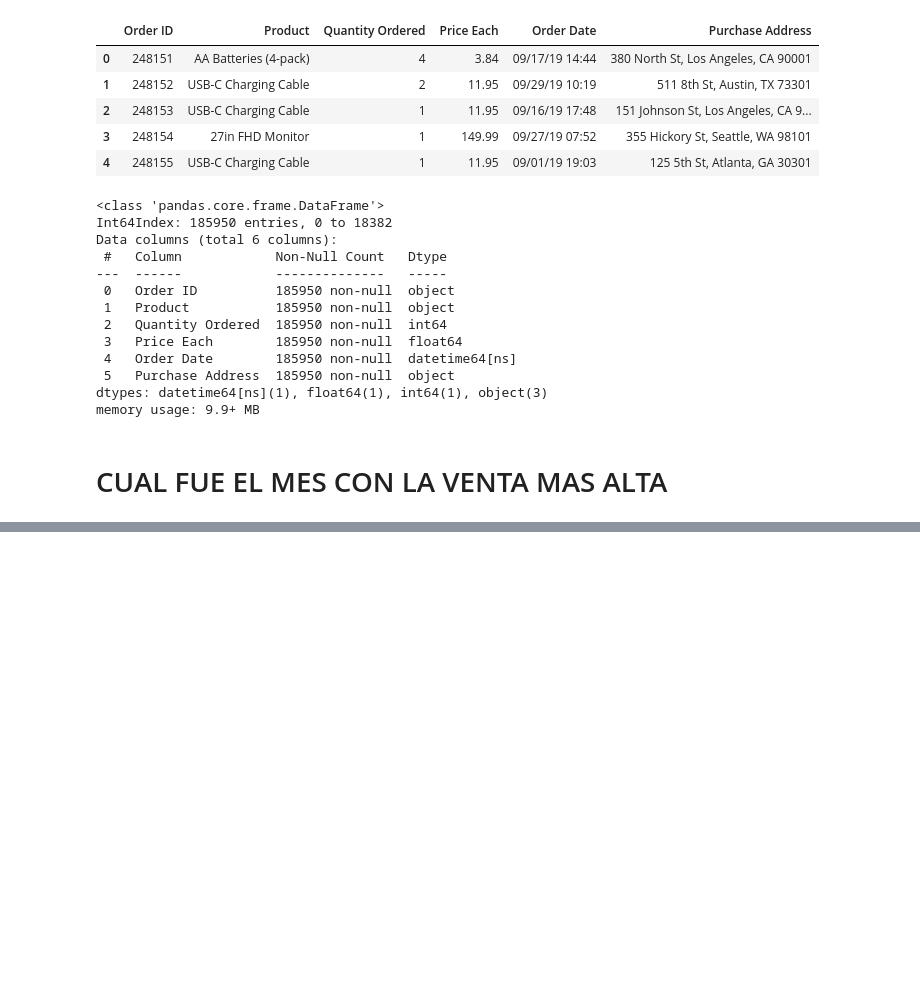
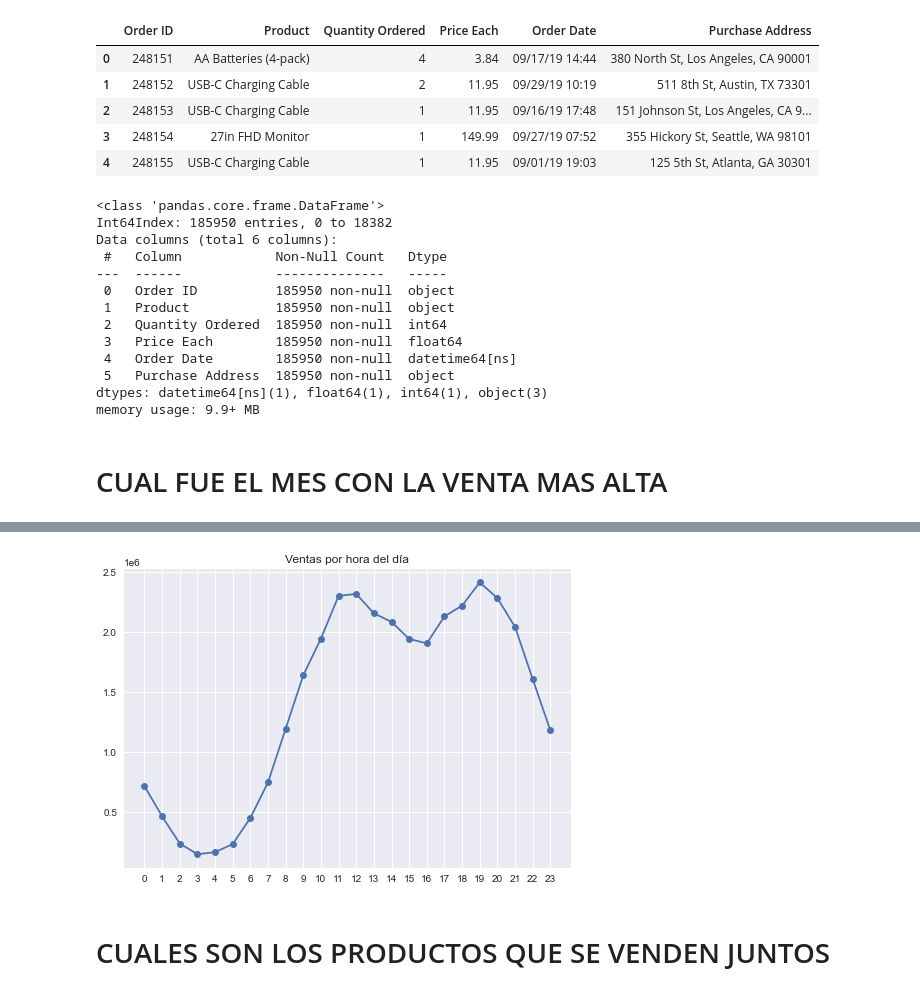
Before and after one commit to bluesfer2007/post_tmaxec, a Jupyter notebook: sales/sales.ipynb, the cells around one changed output, grey strips where cells are left out. Cells and saved outputs as stored; diff of their text form; code cells hidden in the pictures; blank space fills up the shorter version.

```diff
--- a/sales/sales.ipynb
+++ b/sales/sales.ipynb
@@ -189,0 +201,3 @@ df.head()
+# %%
+df['Hora']=df['Order Date'].apply(lambda x: x.hour)
+df.head()
@@ -189,0 +211,15 @@ df.head()
+# %%
+#agrupacion por las horas
+df_hour=df.groupby('Hora').sum()
+df_hour=df_hour.reset_index()
+# %%
+#grafica de lineas
+plt.plot(df_hour['Total_Ventas'], marker='o')
+plt.xticks(df_hour['Hora'])
+plt.title('Ventas por hora del día')
+
+plt.show()
+# %% [output]
+[figure, added]
+# %% [markdown]
+# CUALES SON LOS PRODUCTOS QUE SE VENDEN JUNTOS
```
Also changed, not shown: parts of 17 cells of this notebook.
